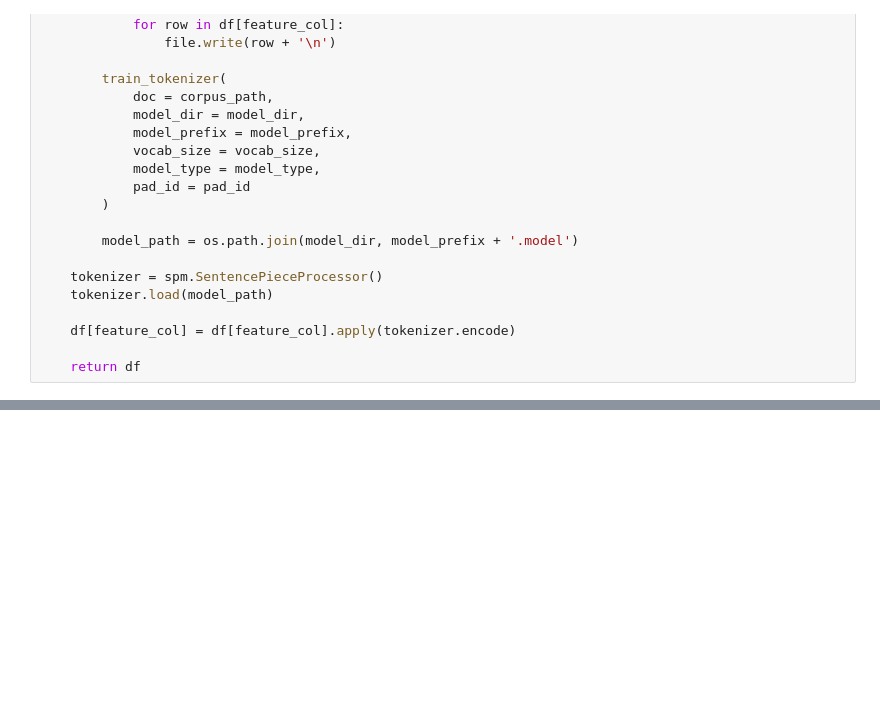
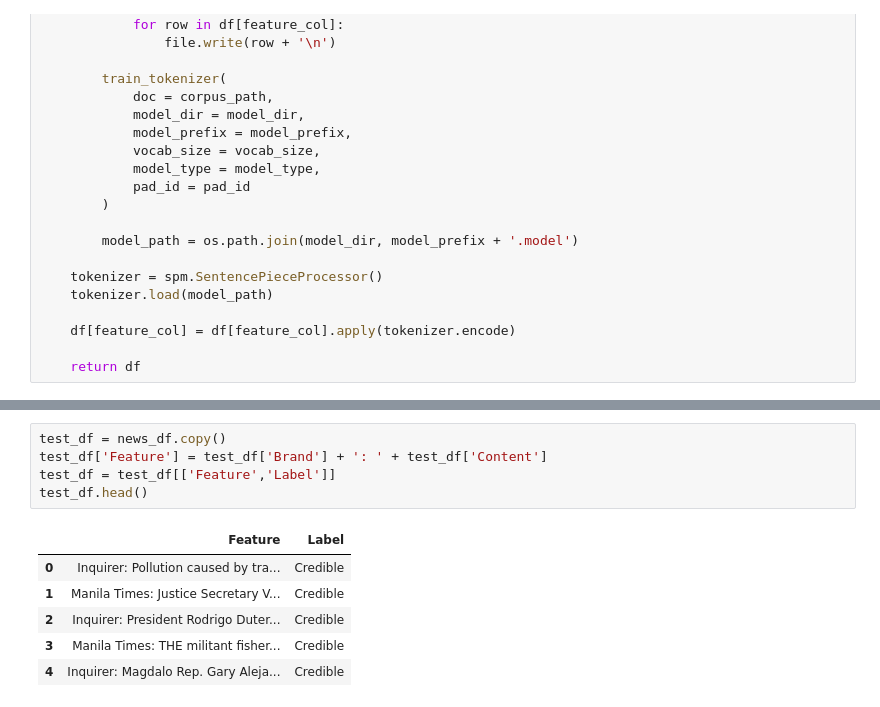
Before and after one commit to Kyo-Fox22/FakeNewsDetection, a Jupyter notebook: notebooks/data_processing.ipynb, the cells around one changed output, grey strips where cells are left out. Drawn from its saved outputs; the diff is of its cells as text; blank space fills up the shorter version.

```diff
--- a/notebooks/data_processing.ipynb
+++ b/notebooks/data_processing.ipynb
@@ -359,0 +407,12 @@ def encode_feature_texts(df: pd.DataFrame, feature_col: str, model_path: str | N
+# %%
+test_df = news_df.copy()
+test_df['Feature'] = test_df['Brand'] + ': ' + test_df['Content']
+test_df = test_df[['Feature','Label']]
+test_df.head()
+# %% [output]
+|  | Feature | Label |
+| 0 | Inquirer: Pollution caused by tra... | Credible |
+| 1 | Manila Times: Justice Secretary V... | Credible |
+| 2 | Inquirer: President Rodrigo Duter... | Credible |
+| 3 | Manila Times: THE militant fisher... | Credible |
+| 4 | Inquirer: Magdalo Rep. Gary Aleja... | Credible |
```
Also changed, not shown: parts of 4 cells of this notebook.
